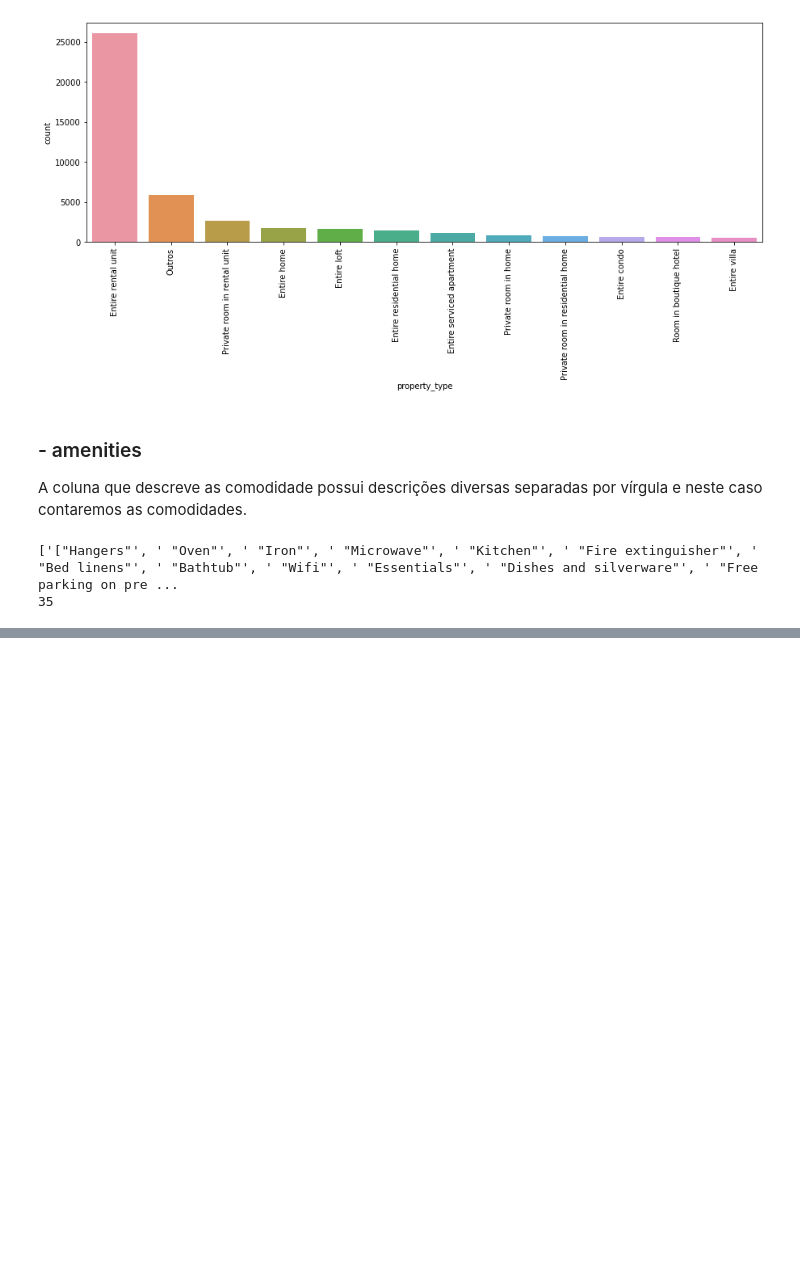
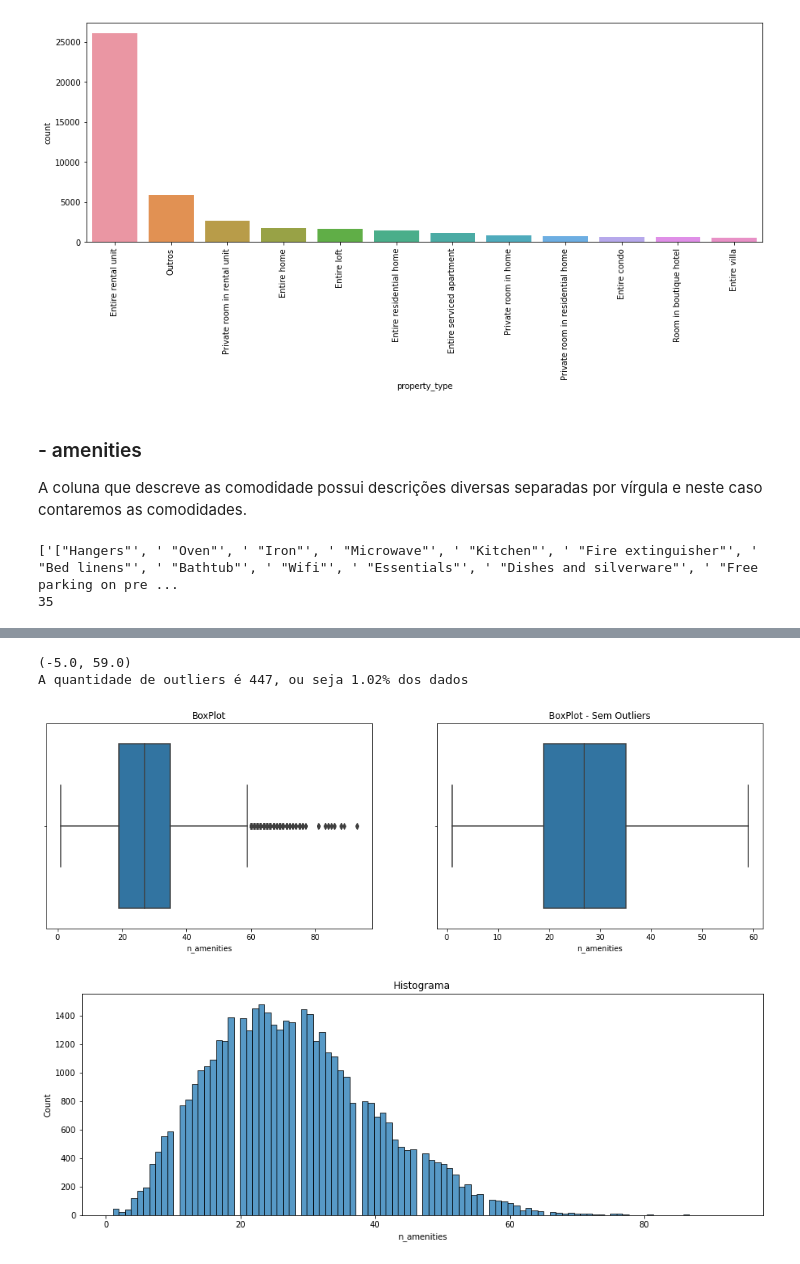
Before and after one commit to KATYGDF/Airbnb_Porto, a Jupyter notebook: Airbnb_Porto.ipynb, the cells around one changed output, grey strips where cells are left out. Drawn from its saved outputs; the diff is of its cells as text; code cells hidden in the pictures; blank space fills up the shorter version.

```diff
--- a/Airbnb_Porto.ipynb
+++ b/Airbnb_Porto.ipynb
@@ -249,0 +352,13 @@ base_airbnb_trat['n_amenities'] = base_airbnb_trat['amenities'].str.split(',').a
+# %%
+print(limites(base_airbnb_trat['n_amenities']))
+diagrama_caixa(base_airbnb_trat['n_amenities'])
+histograma(base_airbnb_trat['n_amenities'])
+lim_inf, lim_sup = limites(base_airbnb_trat['n_amenities'])
+qtd_outliers=base_airbnb_trat.loc[(base_airbnb_trat['n_amenities'] < lim_inf) | (base_airbnb_trat['n_amenities'] > lim_sup), :].shape[0]
+prop_outliers=qtd_outliers/base_airbnb_trat.shape[0]
+print('A quantidade de outliers é {}, ou seja {:.2%} dos dados'.format(qtd_outliers, prop_outliers))
+# %% [output]
+(-5.0, 59.0)
+A quantidade de outliers é 447, ou seja 1.02% dos dados
+[figure, added]
+[figure, added]
```
Also changed, not shown: parts of 16 cells of this notebook.
